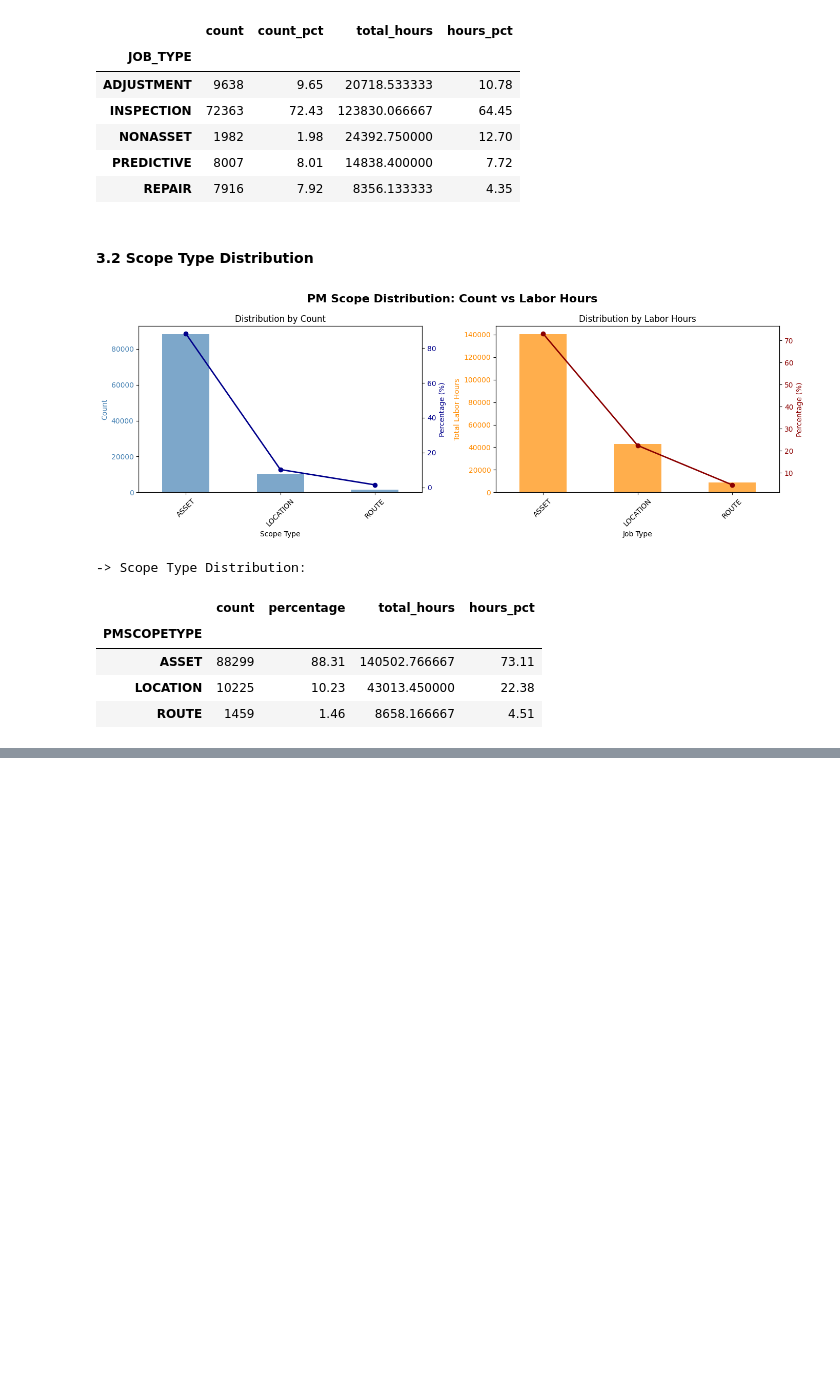
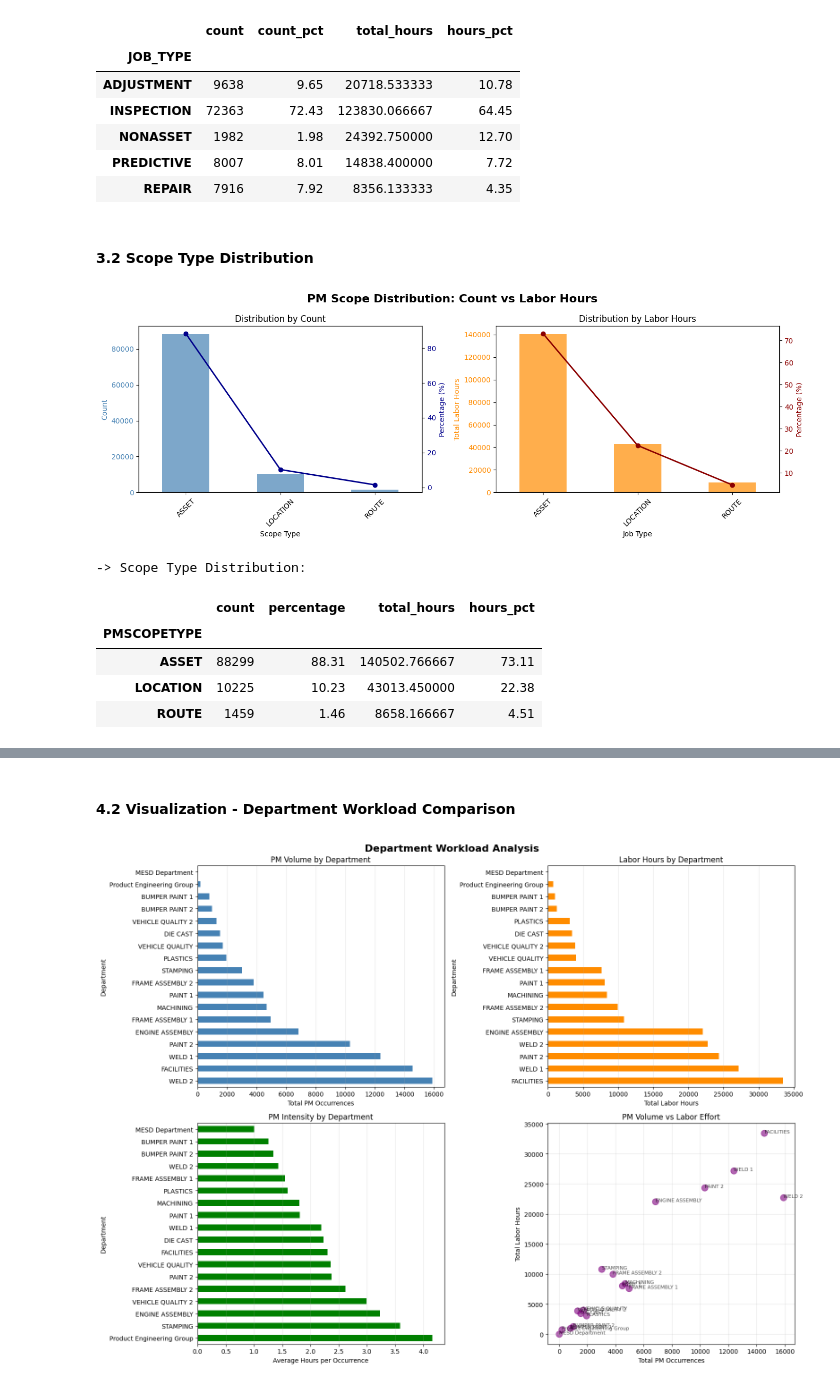
Before and after one commit to dev-festival/py4eda-project, a Jupyter notebook: notebooks/03_individual_exploration_mike.ipynb, the cells around one changed output, grey strips where cells are left out. Saved outputs shown, nothing was run; the diff lists cells and outputs as text; code cells hidden in the pictures; blank space fills up the shorter version.

```diff
--- a/notebooks/03_individual_exploration_mike.ipynb
+++ b/notebooks/03_individual_exploration_mike.ipynb
@@ -790,0 +1113,54 @@ display(scope_summary)
+# %% [markdown]
+#### 4.2 Visualization - Department Workload Comparison
+# %%
+# Create 2x2 grid of charts
+fig, axes = plt.subplots(2, 2, figsize=(16, 12))
+fig.suptitle('Department Workload Analysis', fontsize=16, fontweight='bold')
+
+# Chart 1: Total PM Occurrences by Department
+ax1 = axes[0, 0]
+dept_workload_sorted_workload = dept_workload.sort_values('total_pm_occurrences', ascending=False)
+dept_workload_sorted_workload['total_pm_occurrences'].plot(kind='barh', ax=ax1, color='steelblue')
+ax1.set_xlabel('Total PM Occurrences')
+ax1.set_ylabel('Department')
+ax1.set_title('PM Volume by Department')
+ax1.grid(axis='x', alpha=0.3)
+
+# Chart 2: Total Labor Hours by Department
+ax2 = axes[0, 1]
+dept_workload_sorted_total = dept_workload.sort_values('total_labor_hours', ascending=False)
+dept_workload_sorted_total['total_labor_hours'].plot(kind='barh', ax=ax2, color='darkorange')
+ax2.set_xlabel('Total Labor Hours')
+ax2.set_ylabel('Department')
+ax2.set_title('Labor Hours by Department')
+ax2.grid(axis='x', alpha=0.3)
+
+# Chart 3: Average Hours per Occurrence
+ax3 = axes[1, 0]
+dept_workload_sorted_avg = dept_workload.sort_values('avg_hours_per_occurrence', ascending=False)
+dept_workload_sorted_avg['avg_hours_per_occurrence'].plot(kind='barh', ax=ax3, color='green')
+ax3.set_xlabel('Average Hours per Occurrence')
+ax3.set_ylabel('Department')
+ax3.set_title('PM Intensity by Department')
+ax3.grid(axis='x', alpha=0.3)
+
+# Chart 4: Scatter - Occurrences vs Labor Hours
+ax4 = axes[1, 1]
+ax4.scatter(dept_workload['total_pm_occurrences'],
+            dept_workload['total_labor_hours'],
+            s=100, alpha=0.6, color='purple')
+ax4.set_xlabel('Total PM Occurrences')
+ax4.set_ylabel('Total Labor Hours')
+ax4.set_title('PM Volume vs Labor Effort')
+ax4.grid(alpha=0.3)
+
+# Add department labels to scatter plot
+for idx, row in dept_workload.iterrows():
+    ax4.annotate(idx,
+                (row['total_pm_occurrences'], row['total_labor_hours']),
+                fontsize=8, alpha=0.7)
+
+plt.tight_layout()
+plt.show()
+# %% [output]
+[figure, added]
```
Also changed, not shown: parts of 22 cells of this notebook.
